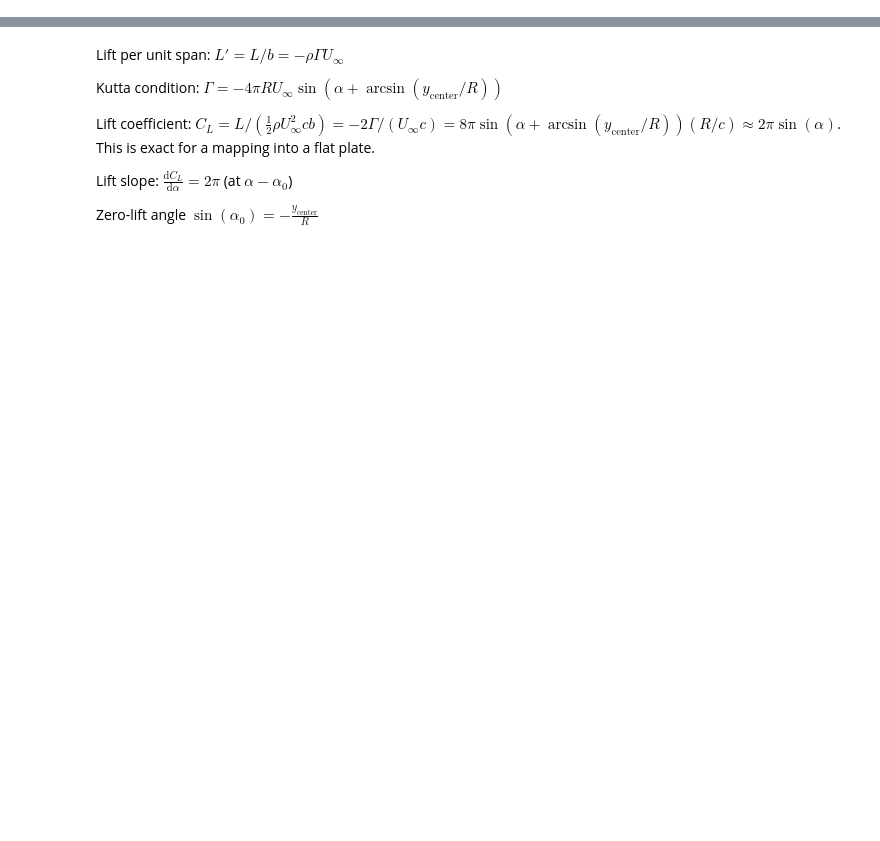
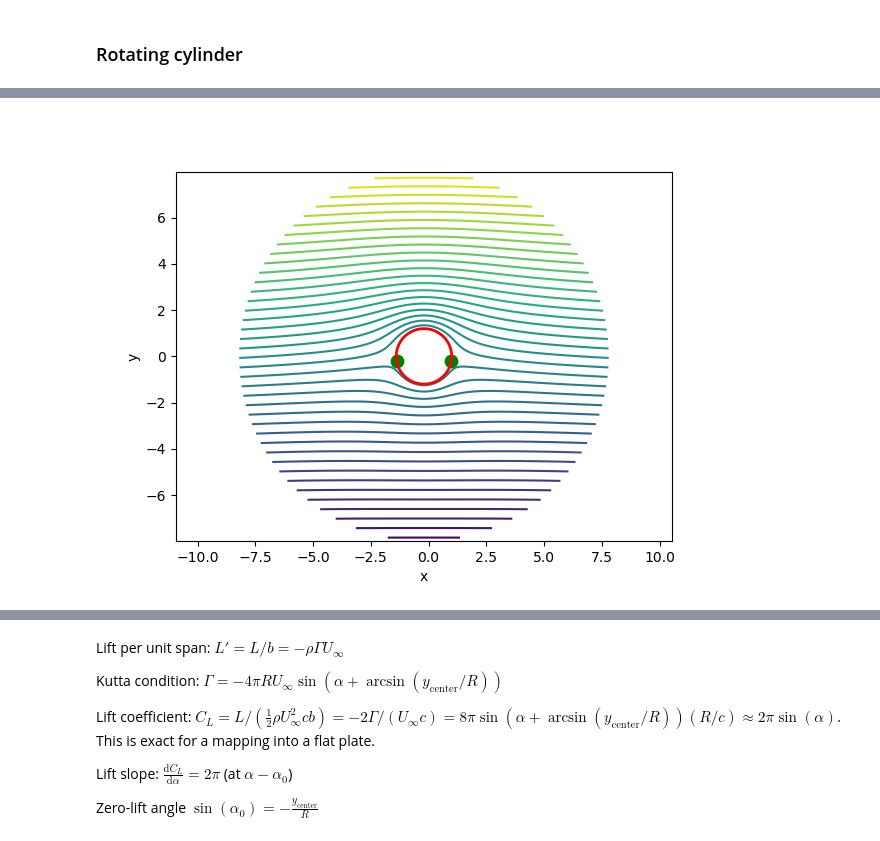
Before and after one commit to pschlatt1/notebooks, a Jupyter notebook: kutta-joukowski.ipynb, the cells around one changed output, grey strips where cells are left out. Saved outputs shown, nothing was run; the diff lists cells and outputs as text; code cells hidden in the pictures; blank space fills up the shorter version.

```diff
--- a/kutta-joukowski.ipynb
+++ b/kutta-joukowski.ipynb
@@ -52,29 +66,29 @@ class Doublet:
         self.x, self.y = x, y
 
     def vel(self, mesh):
-        u = (-self.strength / (2 * mt.pi) *
+        u = (-self.strength / (2 * np.pi) *
              ((mesh.X - self.x)**2 - (mesh.Y - self.y)**2) /
              ((mesh.X - self.x)**2 + (mesh.Y - self.y)**2)**2)
-        v = (-self.strength / (2 * mt.pi) *
+        v = (-self.strength / (2 * np.pi) *
              2 * (mesh.X - self.x) * (mesh.Y - self.y) /
              ((mesh.X - self.x)**2 + (mesh.Y - self.y)**2)**2)
         return u, v
 
     def psi(self, mesh):
-        psi = (self.strength / (2 * mt.pi) *
+        psi = -(self.strength / (2 * np.pi) *
                (mesh.Y - self.y) / ((mesh.X - self.x)**2 + (mesh.Y - self.y)**2))
         return psi
 # %%
 class Vortex:
     def __init__(self, strength, x, y):
-        self.strength = strength
+        self.strength = strength  # Gamma
         self.x, self.y = x, y
 
     def vel(self, mesh):
-        u = -self.strength / (2 * mt.pi) * (mesh.Y - self.y) / ((mesh.X - self.x)**2 + (mesh.Y - self.y)**2)
-        v = +self.strength / (2 * mt.pi) * (mesh.X - self.x) / ((mesh.X - self.x)**2 + (mesh.Y - self.y)**2)
+        u = -self.strength / (2 * np.pi) * (mesh.Y - self.y) / ((mesh.X - self.x)**2 + (mesh.Y - self.y)**2)
+        v = +self.strength / (2 * np.pi) * (mesh.X - self.x) / ((mesh.X - self.x)**2 + (mesh.Y - self.y)**2)
         return u, v
 
     def psi(self, mesh):
-        psi =  self.strength / (4 * mt.pi) * np.log((mesh.X - self.x)**2 + (mesh.Y - self.y)**2)
+        psi =  -self.strength / ( 4*np.pi) * np.log((mesh.X - self.x)**2 + (mesh.Y - self.y)**2)
         return psi
@@ -108,8 +104,10 @@ class Freestream:
         return u, v
 
     def psi(self, mesh):
-        psi = self.strength*(mesh.X*np.sin(self.alpha) - mesh.Y*np.cos(self.alpha))
+        psi = self.strength*(-mesh.X*np.sin(self.alpha) + mesh.Y*np.cos(self.alpha))
         return psi
+# %% [markdown]
+### Rotating cylinder
 # %%
 # Flow around a cylinder
 fst = Freestream(u_inf,0)
@@ -129,24 +127,27 @@ U.u = u1+u2+u3
 U.v = v1+v2+v3
 psi = psi1+psi2+psi3
 
-theta = np.linspace(0.0, 2 * mt.pi, 100)
+# R = np.sqrt(M/(2*np.pi*u_inf))
+
+theta = np.linspace(0.0, 2 * np.pi, 100)
 x_cylinder, y_cylinder = (x_center + R * np.cos(theta),
                           y_center + R * np.sin(theta))
 # %%
+# streamfunction and stagnation points
 plt.figure()
 plt.xlabel('x')
 plt.ylabel('y')
 plt.axis('equal')
 plt.contour(mesh.X, mesh.Y, psi,40)
 plt.plot(x_cylinder, y_cylinder, color='r', linestyle='-', linewidth=2)
-if (np.abs(Gamma)>4*mt.pi*R*u_inf):
-    x_stagn1, y_stagn1 = 0,1/(4*mt.pi*u_inf)*(Gamma-np.sqrt(Gamma**2-(4*mt.pi*R*u_inf)**2))
-    x_stagn2, y_stagn2 = 0,1/(4*mt.pi*u_inf)*(Gamma+np.sqrt(Gamma**2-(4*mt.pi*R*u_inf)**2))
+if (np.abs(Gamma)>4*np.pi*R*u_inf):
+    x_stagn1, y_stagn1 = 0,1/(4*np.pi*u_inf)*(Gamma-np.sqrt(Gamma**2-(4*mt.pi*R*u_inf)**2))
+    x_stagn2, y_stagn2 = 0,1/(4*np.pi*u_inf)*(Gamma+np.sqrt(Gamma**2-(4*mt.pi*R*u_inf)**2))
 else:
-    x_stagn1, y_stagn1 = ((+mt.sqrt(R**2 - (Gamma / (4 * mt.pi * u_inf))**2)+x_center),
-                      +(Gamma / (4 * mt.pi * u_inf))+y_center)
-    x_stagn2, y_stagn2 = ((-mt.sqrt(R**2 - (Gamma / (4 * mt.pi * u_inf))**2)+x_center),
-                      +(Gamma / (4 * mt.pi * u_inf))+y_center)
+    x_stagn1, y_stagn1 = ((+np.sqrt(R**2 - (Gamma / (4 * np.pi * u_inf))**2)+x_center),
+                      +(Gamma / (4 * np.pi * u_inf))+y_center)
+    x_stagn2, y_stagn2 = ((-np.sqrt(R**2 - (Gamma / (4 * np.pi * u_inf))**2)+x_center),
+                      +(Gamma / (4 * np.pi * u_inf))+y_center)
 plt.scatter([x_stagn1, x_stagn2], [y_stagn1, y_stagn2],
                color='g', s=80, marker='o');
 plt.show()
@@ -156,3 +155,4 @@ plt.show()
+[figure, added]
 # %%
 U.comp_p(u_inf)
 plt.figure()
```
Also changed, not shown: parts of 21 cells of this notebook, 1 other file.
